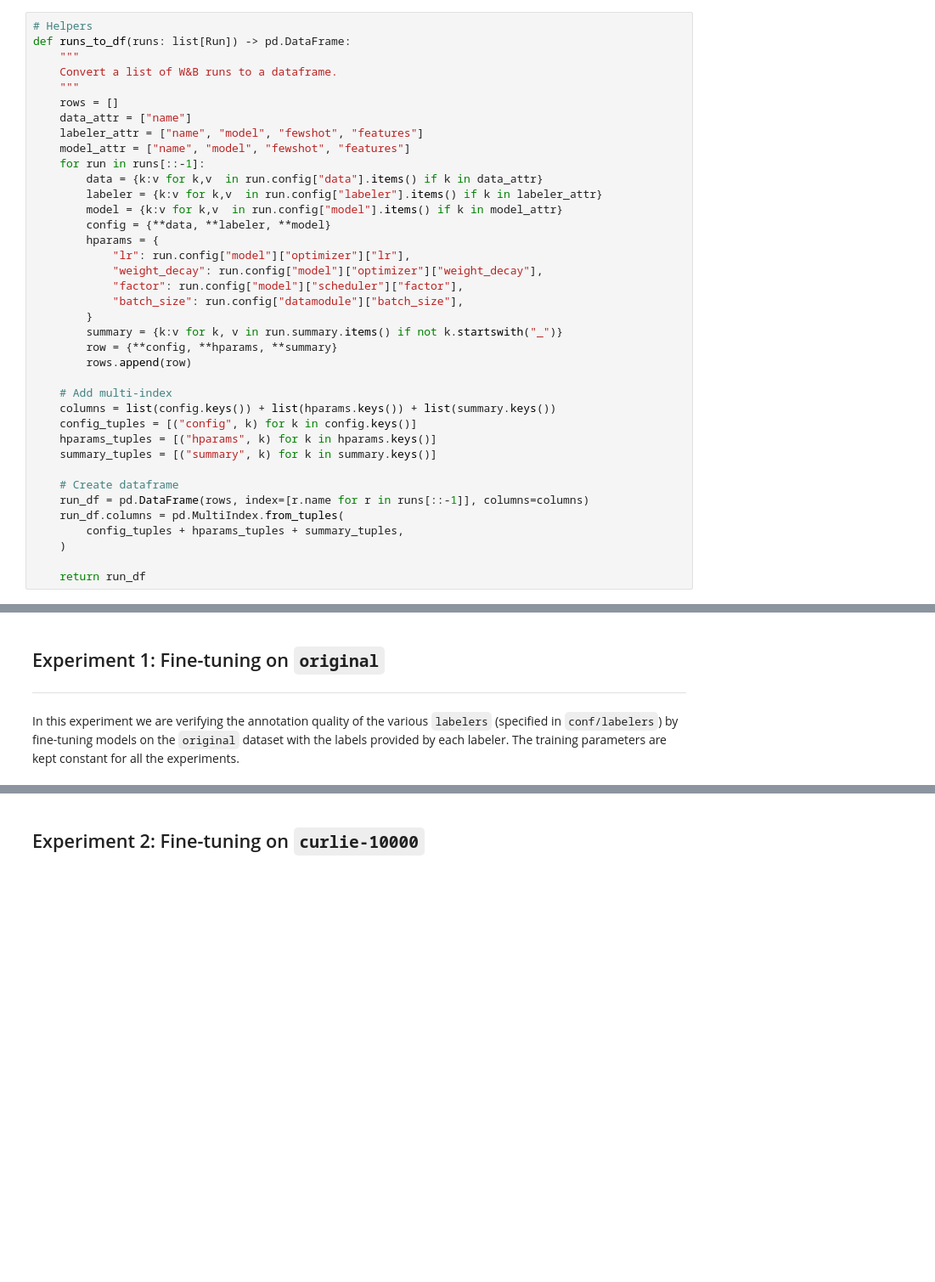
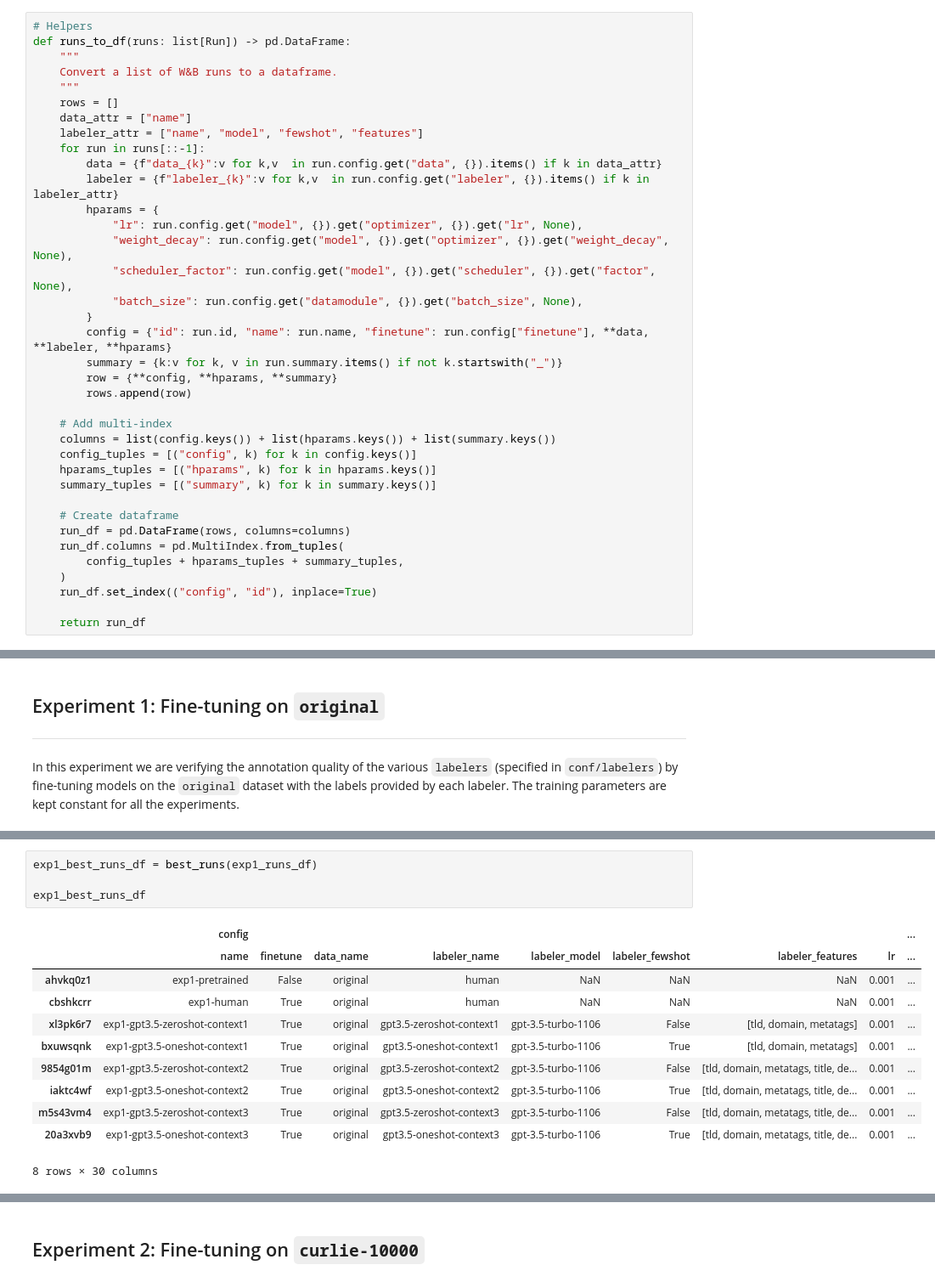
Before and after one commit to CS-433/ml-project-2-mlp, a Jupyter notebook: notebooks/analysis.ipynb, the cells around one changed output, grey strips where cells are left out. Shown: that part at 85% size. Cells and saved outputs as stored; diff of their text form; blank space fills up the shorter version.

```diff
--- a/notebooks/analysis.ipynb
+++ b/notebooks/analysis.ipynb
@@ -58,18 +79,16 @@ def runs_to_df(runs: list[Run]) -> pd.DataFrame:
     rows = []
     data_attr = ["name"]
     labeler_attr = ["name", "model", "fewshot", "features"]
-    model_attr = ["name", "model", "fewshot", "features"]
     for run in runs[::-1]:
-        data = {k:v for k,v  in run.config["data"].items() if k in data_attr}
-        labeler = {k:v for k,v  in run.config["labeler"].items() if k in labeler_attr}
-        model = {k:v for k,v  in run.config["model"].items() if k in model_attr}
-        config = {**data, **labeler, **model}
+        data = {f"data_{k}":v for k,v  in run.config.get("data", {}).items() if k in data_attr}
+        labeler = {f"labeler_{k}":v for k,v  in run.config.get("labeler", {}).items() if k in labeler_attr}
         hparams = {
-            "lr": run.config["model"]["optimizer"]["lr"],
-            "weight_decay": run.config["model"]["optimizer"]["weight_decay"],
-            "factor": run.config["model"]["scheduler"]["factor"],
-            "batch_size": run.config["datamodule"]["batch_size"],
+            "lr": run.config.get("model", {}).get("optimizer", {}).get("lr", None),
+            "weight_decay": run.config.get("model", {}).get("optimizer", {}).get("weight_decay", None),
+            "scheduler_factor": run.config.get("model", {}).get("scheduler", {}).get("factor", None),
+            "batch_size": run.config.get("datamodule", {}).get("batch_size", None),
         }
+        config = {"id": run.id, "name": run.name, "finetune": run.config["finetune"], **data, **labeler, **hparams}
         summary = {k:v for k, v in run.summary.items() if not k.startswith("_")}
         row = {**config, **hparams, **summary}
         rows.append(row)
@@ -81,9 +100,10 @@ def runs_to_df(runs: list[Run]) -> pd.DataFrame:
     summary_tuples = [("summary", k) for k in summary.keys()]
 
     # Create dataframe
-    run_df = pd.DataFrame(rows, index=[r.name for r in runs[::-1]], columns=columns)
+    run_df = pd.DataFrame(rows, columns=columns)
     run_df.columns = pd.MultiIndex.from_tuples(
         config_tuples + hparams_tuples + summary_tuples,
     )
+    run_df.set_index(("config", "id"), inplace=True)
 
     return run_df
@@ -105,0 +162,16 @@ exp1_runs_df = runs_to_df(exp1_runs)
+# %%
+exp1_best_runs_df = best_runs(exp1_runs_df)
+
+exp1_best_runs_df
+# %% [output]
+|  | config |  |  |  |  |  |  |  | ... |
+|  | name | finetune | data_name | labeler_name | labeler_model | labeler_fewshot | labeler_features | lr | ... |
+| ahvkq0z1 | exp1-pretrained | False | original | human | NaN | NaN | NaN | 0.001 | ... |
+| cbshkcrr | exp1-human | True | original | human | NaN | NaN | NaN | 0.001 | ... |
+| xl3pk6r7 | exp1-gpt3.5-zeroshot-context1 | True | original | gpt3.5-zeroshot-context1 | gpt-3.5-turbo-1106 | False | [tld, domain, metatags] | 0.001 | ... |
+| bxuwsqnk | exp1-gpt3.5-oneshot-context1 | True | original | gpt3.5-oneshot-context1 | gpt-3.5-turbo-1106 | True | [tld, domain, metatags] | 0.001 | ... |
+| 9854g01m | exp1-gpt3.5-zeroshot-context2 | True | original | gpt3.5-zeroshot-context2 | gpt-3.5-turbo-1106 | False | [tld, domain, metatags, title, de... | 0.001 | ... |
+| iaktc4wf | exp1-gpt3.5-oneshot-context2 | True | original | gpt3.5-oneshot-context2 | gpt-3.5-turbo-1106 | True | [tld, domain, metatags, title, de... | 0.001 | ... |
+| m5s43vm4 | exp1-gpt3.5-zeroshot-context3 | True | original | gpt3.5-zeroshot-context3 | gpt-3.5-turbo-1106 | False | [tld, domain, metatags, title, de... | 0.001 | ... |
+| 20a3xvb9 | exp1-gpt3.5-oneshot-context3 | True | original | gpt3.5-oneshot-context3 | gpt-3.5-turbo-1106 | True | [tld, domain, metatags, title, de... | 0.001 | ... |
+8 rows × 30 columns
```
Also changed, not shown: parts of 10 cells of this notebook, 1 other file.
